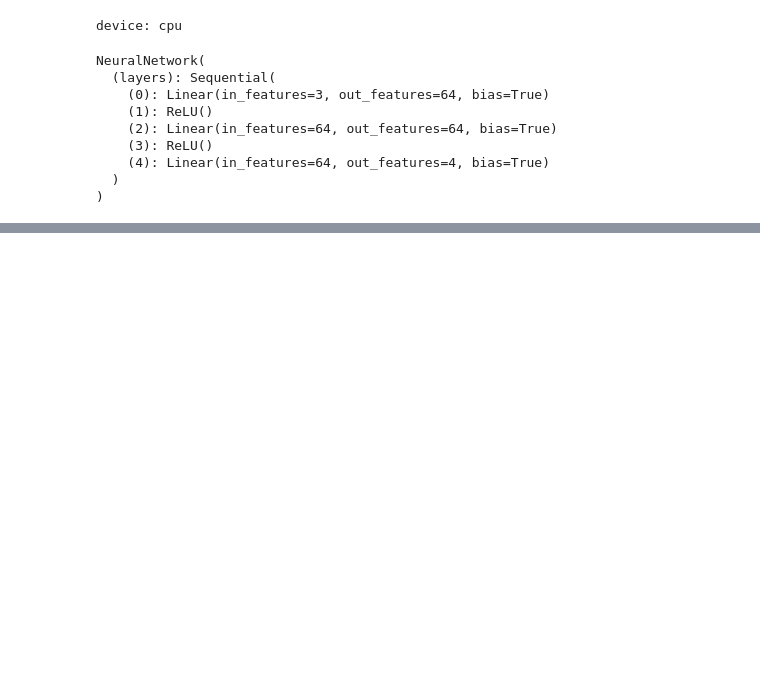
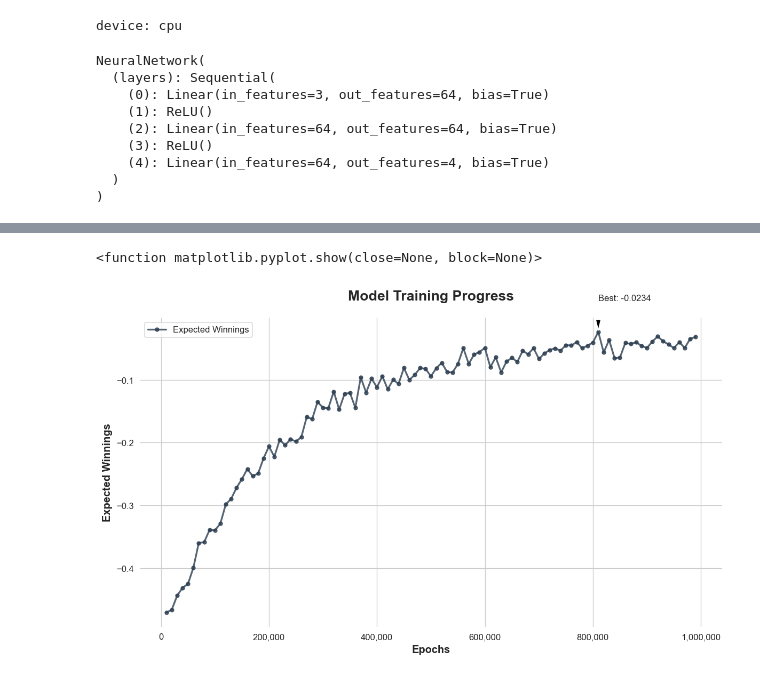
Before and after one commit to Niki110607/blackjack_rl, a Jupyter notebook: training/blackjack_RL.ipynb, the cells around one changed output, grey strips where cells are left out. Cells and saved outputs as stored; diff of their text form; code cells hidden in the pictures; blank space fills up the shorter version.

Commit message:
added plot

```diff
--- a/training/blackjack_RL.ipynb
+++ b/training/blackjack_RL.ipynb
@@ -113,7 +113,8 @@ def training(target_model):
     return loss
 # %%
 import copy
-optimizer = torch.optim.Adam(model.parameters(), lr=0.005)
+net_rewards = []
+optimizer = torch.optim.Adam(model.parameters(), lr=0.001)
 epochs = 1000000
 batch_size = 128
 gamma = 1.0
@@ -159,12 +160,13 @@ for epoch in range(epochs):
 
     loss = training(target_model)
 
-    if epoch % 100000 == 0:
+    if epoch % 10000 == 0 and epoch != 0:
         print(f"epoch: {epoch} | reward net: {round(reward_sum)}")
+        net_rewards.append(reward_sum/10000)
         reward_sum = 0
 
     if epoch < 0.75 * epochs:
-        epsilon -= 1/(0.75*epochs)
+        epsilon *= 0.999995
     else:
         epsilon = 0
 # %% [output]
@@ -245,2 +254,40 @@ Net Score: -4804.0
 # %%
 torch.save(model.state_dict(), "blackjack_model_weights.pth")
+# %%
+import matplotlib.pyplot as plt
+import matplotlib.ticker as ticker
+import seaborn as sns
+
+sns.set_style("whitegrid")
+plt.figure(figsize=(10, 6), dpi=120)
+
+epochs = range(10000, 1000000, 10000)
+
+plt.plot(epochs, net_rewards, "o-", color="#2c3e50", label="Expected Winnings", linewidth=2, markersize=4, alpha=0.8)
+
+ax = plt.gca()
+ax.xaxis.set_minor_locator(ticker.MultipleLocator(200000))
+ax.xaxis.get_major_formatter().set_scientific(False)
+ax.xaxis.set_major_formatter(ticker.StrMethodFormatter("{x:,.0f}"))
+
+plt.title("Model Training Progress", fontsize=16, fontweight="bold", pad=20)
+plt.xlabel("Epochs", fontsize=12, fontweight="semibold")
+plt.ylabel("Expected Winnings", fontsize=12, fontweight="semibold")
+
+plt.legend(frameon=True, facecolor="white", edgecolor="lightgray")
+
+sns.despine(left=True, bottom=True)
+max_reward = max(net_rewards)
+max_epoch = epochs[net_rewards.index(max_reward)]
+plt.annotate(f'Best: {max_reward:.4f}',
+                 xy=(max_epoch, max_reward),
+                 xytext=(max_epoch + 1, max_reward + 0.05),
+                 arrowprops=dict(facecolor='black', shrink=0.05, width=1, headwidth=6))
+
+
+
+plt.tight_layout()
+plt.show
+# %% [output]
+<function matplotlib.pyplot.show(close=None, block=None)>
+[figure, added]
```
Also changed, not shown: parts of 3 cells of this notebook, 2 other files.
